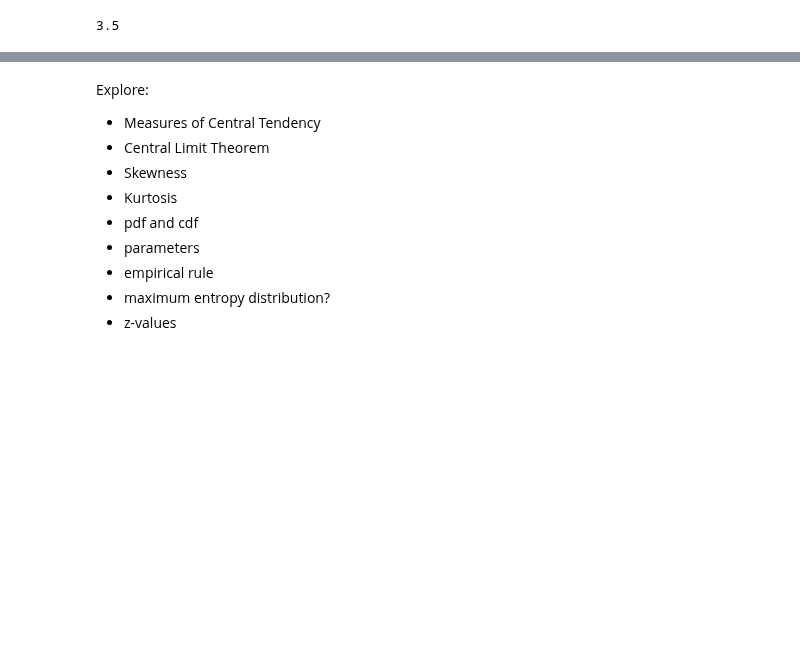
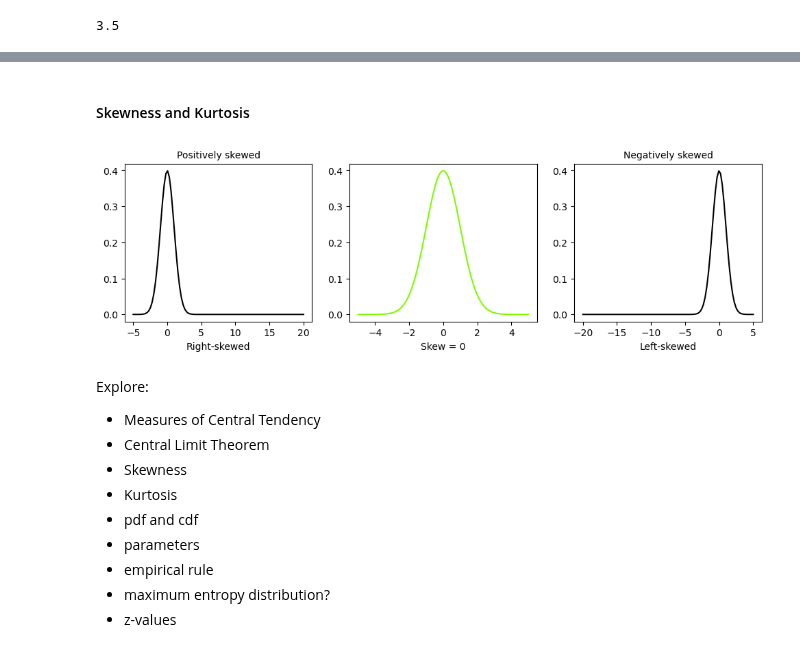
Before and after one commit to Tanja888/funddata-assessment, a Jupyter notebook: normal-distribution.ipynb, the cells around one changed output, grey strips where cells are left out. Cells and saved outputs as stored; diff of their text form; code cells hidden in the pictures; blank space fills up the shorter version.

```diff
--- a/normal-distribution.ipynb
+++ b/normal-distribution.ipynb
@@ -365,0 +366,2 @@ np.mean(sample_means)
+# %% [markdown]
+#### Skewness and Kurtosis
@@ -366,3 +378,25 @@ np.mean(sample_means)
+# %%
+fig, ax = plt.subplots(1, 3, figsize=(12,3))
+
+x1 = np.linspace(-5, 20, 100)
+y1 = 1.0/np.sqrt(2 * np.pi * sigma**2) * np.exp(-((x1-mu)**2/(2*sigma**2)))
+
+x2 = np.linspace(-5, 5, 100)
+y2 = 1.0/np.sqrt(2 * np.pi * sigma**2) * np.exp(-((x2-mu)**2/(2*sigma**2)))
+
+x3 = np.linspace(-20, 5, 100)
+y3 = 1.0/np.sqrt(2 * np.pi * sigma**2) * np.exp(-((x3-mu)**2/(2*sigma**2)))
+
+ax[0].plot(x1, y1, color='black', linewidth=1.5)
+ax[1].plot(x2, y2, color='#7CFC00', linewidth=1.5)
+ax[2].plot(x3, y3, color='black', linewidth=1.5)
+ax[0].set_xlabel('Right-skewed')
+ax[1].set_xlabel('Skew = 0')
+ax[2].set_xlabel('Left-skewed')
+ax[0].set_title('Positively skewed', fontsize=10)
+ax[2].set_title('Negatively skewed', fontsize=10);
+# %% [output]
+[figure, added]
 # %% [markdown]
 Explore:
  * Measures of Central Tendency
```
Also changed, not shown: parts of 14 cells of this notebook.
